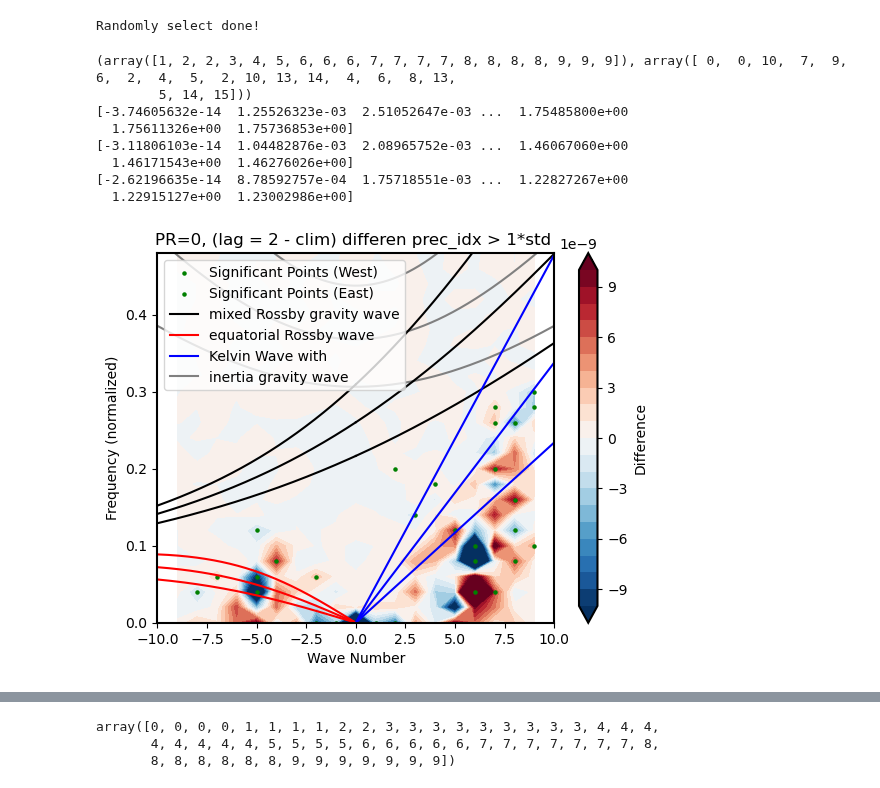
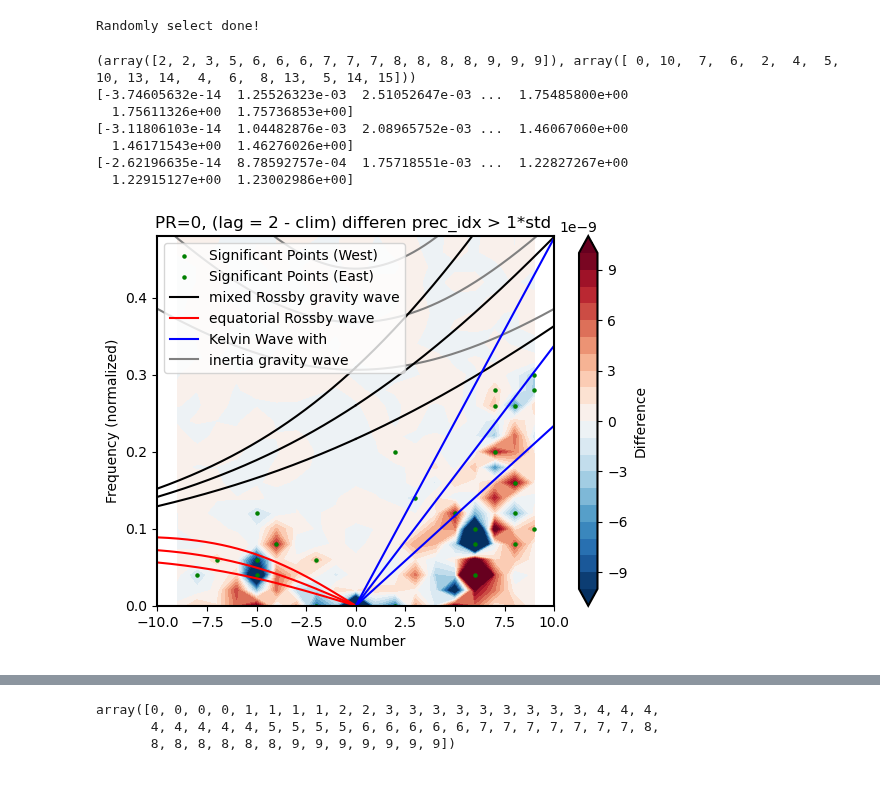
Before and after one commit to PeterChang1023/Moist_Dycore, a Jupyter notebook: IdealizeSpetral.jl/exp/HSt42/Jo_Jo_Dycore_Master_4.ipynb, the cells around one changed output, grey strips where cells are left out. Saved outputs shown, nothing was run; the diff lists cells and outputs as text; code cells hidden in the pictures.

```diff
--- a/IdealizeSpetral.jl/exp/HSt42/Jo_Jo_Dycore_Master_4.ipynb
+++ b/IdealizeSpetral.jl/exp/HSt42/Jo_Jo_Dycore_Master_4.ipynb
@@ -1495,19 +1637,20 @@ from scipy.stats import ttest_rel
 from scipy import stats
 
 # Statistical test for differences between lag = 2 and lag = 0
+PR = 0
 alpha = 0.001    # Significance level
 
 # Calculate differences
-differences_east = m_final_positive_idx_lag5 - m_final_all_idx
-differences_west = m_final_west_positive_idx_lag5 - m_final_all_west_positive_idx
+differences_east_0 = m_final_positive_idx_lag5_0 - m_final_clim_idx_0
+differences_west_0 = m_final_west_positive_idx_lag5_0 - m_final_clim_west_positive_idx_0
 
 # Calculate random differences
 import random
 from scipy.stats import ttest_1samp
 ##########################################################################################
 random_count = 5000
-random_differences_east = np.zeros((10,25,random_count))
-random_differences_west = np.zeros((10,25,random_count))
+random_differences_east_0 = np.zeros((10,25,random_count))
+random_differences_west_0 = np.zeros((10,25,random_count))
 
 for i in range(random_count):
     # Generate 5 random numbers between 500 and 20000
@@ -1517,27 +1660,27 @@ for i in range(random_count):
     # random_m_final_west_positive_idx_lag0 = m_final_west[:,:,random_numbers]#.mean(axis=2)
 
     # randomly select - clim
-    random_lag_day = np.asarray(np.random.choice(range(0, 19500), size=idx.shape[0], replace=True)) #random_numbers+lag
-    random_m_final_positive_idx_lag5      = m_final[:,:,random_lag_day]#.mean(axis=2)
-    random_m_final_west_positive_idx_lag5 = m_final_west[:,:,random_lag_day]#.mean(axis=2)
+    random_lag_day_0 = np.asarray(np.random.choice(range(0, 19500), size=idx_0.shape[0], replace=True)) #random_numbers+lag
+    random_m_final_positive_idx_lag5_0      = m_final_0[:,:,random_lag_day_0]#.mean(axis=2)
+    random_m_final_west_positive_idx_lag5_0 = m_final_west_0[:,:,random_lag_day_0]#.mean(axis=2)
 
-    random_differences_east[:,:,i] = (random_m_final_positive_idx_lag5.mean(axis=2) - m_final_all_idx[:,:])
-    random_differences_west[:,:,i] = (random_m_final_west_positive_idx_lag5.mean(axis=2) - m_final_all_west_positive_idx[:,:])
+    random_differences_east_0[:,:,i] = (random_m_final_positive_idx_lag5_0.mean(axis=2) - m_final_clim_idx_0[:,:])
+    random_differences_west_0[:,:,i] = (random_m_final_west_positive_idx_lag5_0.mean(axis=2) - m_final_clim_west_positive_idx_0[:,:])
 
 print("Randomly select done!")
 # %% [output]
 Randomly select done!
 # %%
 # Calculate the threshold for significance
-east_lower_threshold = np.percentile(random_differences_east, alpha * 100, axis=2)  # Lower 5%
-east_upper_threshold = np.percentile(random_differences_east, (1 - alpha) * 100, axis=2)  # Upper 95%
+east_lower_threshold = np.percentile(random_differences_east_0, alpha * 100, axis=2)  # Lower 5%
+east_upper_threshold = np.percentile(random_differences_east_0, (1 - alpha) * 100, axis=2)  # Upper 95%
 
-west_lower_threshold = np.percentile(random_differences_west, alpha * 100, axis=2)  # Lower 5%
-west_upper_threshold = np.percentile(random_differences_west, (1 - alpha) * 100, axis=2)  # Upper 95%
+west_lower_threshold = np.percentile(random_differences_west_0, alpha * 100, axis=2)  # Lower 5%
+west_upper_threshold = np.percentile(random_differences_west_0, (1 - alpha) * 100, axis=2)  # Upper 95%
 
 ##########################################################################################
-significance_mask_east = (differences_east < east_lower_threshold) | (differences_east > east_upper_threshold)
-significance_mask_west = (differences_west < west_lower_threshold) | (differences_west > west_upper_threshold)
+significance_mask_east = (differences_east_0 < east_lower_threshold) | (differences_east_0 > east_upper_threshold)
+significance_mask_west = (differences_west_0 < west_lower_threshold) | (differences_west_0 > west_upper_threshold)
 
 min_effect_size = 1e-9  # Define a minimum physical significance threshold
 significance_mask_east = significance_mask_east & (np.abs(differences_east) > min_effect_size)
@@ -1548,46 +1691,23 @@ significance_mask_west = significance_mask_west & (np.abs(differences_west) > mi
 cs = plt.contourf(
     k[int(index_of_frequency_sml):int(index_of_frequency_big+1), int(index_of_wave_number_sml):int(index_of_wave_number_big+1)].T,
     w[int(index_of_frequency_sml):int(index_of_frequency_big+1), int(index_of_wave_number_sml):int(index_of_wave_number_big+1)].T / 50,
-    differences_east,
+    differences_east_0,
     levels=np.linspace(-1E-8, 1E-8, 21),
     extend="both",
     cmap="RdBu_r",
 )
 plt.colorbar(cs, label="Difference")
 
-# Add significance for east
-# cs = plt.contour(
-#     k[int(index_of_frequency_sml):int(index_of_frequency_big+1), int(index_of_wave_number_sml):int(index_of_wave_number_big+1)].T,
-#     w[int(index_of_frequency_sml):int(index_of_frequency_big+1), int(index_of_wave_number_sml):int(index_of_wave_number_big+1)].T / 50,
-#     significance_mask_east,
-#     levels=[1-1E-12, 1+1E-12],
-#     colors="black",
-#     linewidths=0.5,
-#     linestyles="dashed",
-# )
 
 # Plot for west
 cs = plt.contourf(
     -k[int(index_of_frequency_sml):int(index_of_frequency_big+1), int(index_of_wave_number_sml):int(index_of_wave_number_big+1)].T,
     w[int(index_of_frequency_sml):int(index_of_frequency_big+1), int(index_of_wave_number_sml):int(index_of_wave_number_big+1)].T / 50,
-    differences_west,
+    differences_west_0,
     levels=np.linspace(-1E-8, 1E-8, 21),
     extend="both",
     cmap="RdBu_r",
 )
-
-
-# Add significance for west
-# plt.contour(
-#     -k[int(index_of_frequency_sml):int(index_of_frequency_big+1), int(index_of_wave_number_sml):int(index_of_wave_number_big+1)].T,
-#     w[int(index_of_frequency_sml):int(index_of_frequency_big+1), int(index_of_wave_number_sml):int(index_of_wave_number_big+1)].T / 50,
-#     significance_mask_west,
-#     levels=[1-1E-12, 1+1E-12],
-#     colors="black",
-#     linewidths=0.5,
-#     linestyles="dashed",
-# )
-
 
 ##################################################################################
 # Scatter
@@ -1601,33 +1721,32 @@ plt.scatter(
     label='Significant Points (West)',
 )
 
 
 significant_indices_east = np.where(significance_mask_east)
 print(significant_indices_east)
 plt.scatter(
     k[int(index_of_frequency_sml):int(index_of_frequency_big+1), int(index_of_wave_number_sml):int(index_of_wave_number_big+1)].T[significant_indices_east],
     (w[int(index_of_frequency_sml):int(index_of_frequency_big+1), int(index_of_wave_number_sml):int(index_of_wave_number_big+1)].T[significant_indices_east]) / 50,
     color='Green',
     s=5,
     label='Significant Points (East)',
 )
 ##################################################################################
 
 making_theoretical_line()
 
 plt.xlim([-10, 10])
 plt.ylim([0, 24 / 50])
 plt.title(f"PR={PR}, (lag = {lag} - clim) differen prec_idx > 1*std ")
 plt.xlabel("Wave Number")
 plt.ylabel("Frequency (normalized)")
 plt.show()
 # %% [output]
-(array([1, 2, 2, 3, 4, 5, 6, 6, 6, 7, 7, 7, 7, 8, 8, 8, 8, 9, 9, 9]), array([ 0,  0, 10,  7,  9,  6,  2,  4,  5,  2, 10, 13, 14,  4,  6,  8, 13,
-        5, 14, 15]))
+(array([2, 2, 3, 5, 6, 6, 6, 7, 7, 7, 8, 8, 8, 8, 9, 9, 9]), array([ 0, 10,  7,  6,  2,  4,  5, 10, 13, 14,  4,  6,  8, 13,  5, 14, 15]))
 [-3.74605632e-14  1.25526323e-03  2.51052647e-03 ...  1.75485800e+00
   1.75611326e+00  1.75736853e+00]
 [-3.11806103e-14  1.04482876e-03  2.08965752e-03 ...  1.46067060e+00
   1.46171543e+00  1.46276026e+00]
 [-2.62196635e-14  8.78592757e-04  1.75718551e-03 ...  1.22827267e+00
   1.22915127e+00  1.23002986e+00]
-[figure, old version]
+[figure, new version]
```
Also changed, not shown: parts of 30 cells of this notebook.
